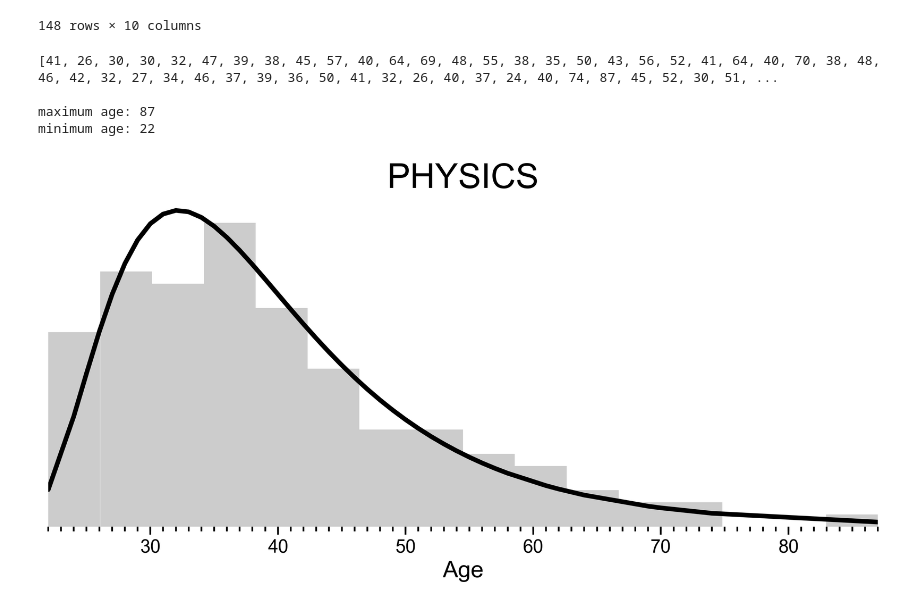
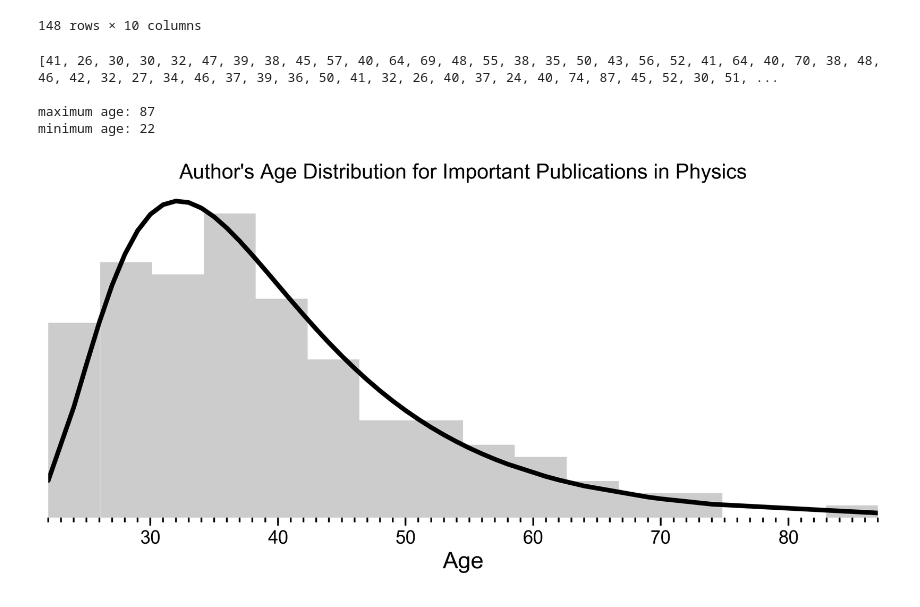
Before and after one commit to QuentinWach/animating-science, a Jupyter notebook: YoungMan/A Young Man's Game?.ipynb, the cells around one changed output. Drawn from its saved outputs; the diff is of its cells as text; code cells hidden in the pictures.

Commit message:
+ graphics

```diff
--- a/YoungMan/A Young Man's Game?.ipynb
+++ b/YoungMan/A Young Man's Game?.ipynb
@@ -42,32 +42,32 @@ plt.style.use("grayscale")
 fig = plt.figure(figsize=(10,4), dpi=300)
 fig.patch.set_facecolor('white')
 # create axes with histogram
 ax = plt.Axes(fig=fig, rect=[0,0, 1, 1])
 
 ax.hist(pub_age_list, bins=16, range=None, density=True, alpha=0.2, histtype='bar',
                        align='mid', orientation='vertical', rwidth=None,
                        log=False, color="black", label=None, stacked=False)
 # fit with lognormal distribution
 shape,loc,scale = lognorm.fit(sorted(pub_age_list))
 pdf = lognorm.pdf(sorted(pub_age_list), shape, loc, scale)
 ax.plot(sorted(pub_age_list), pdf, lw=4)
 # set axes specifications for visual clarity
 ax.xaxis.set_major_locator(MultipleLocator(10))
 ax.xaxis.set_minor_locator(MultipleLocator(1))
 ax.tick_params(which='both', width=1.5)
 ax.tick_params(which='minor', length=4, color="black")
 ax.tick_params(which='major', length=7, color="black", labelsize=16)
 ax.set_yticks([])
 ax.set_xlim([22, 87])
 ax.set_xlabel("Age", size=20)
-ax.set_title("PHYSICS", size=30)
+ax.set_title("Author's Age Distribution for Important Publications in Physics", size=18)
 # add axes to figure
 fig.add_axes(ax)
 # plot the whole thing
 plt.savefig("physics_age_distribution", bbox_inches="tight", facecolor="white")
 # %% [output]
 [41, 26, 30, 30, 32, 47, 39, 38, 45, 57, 40, 64, 69, 48, 55, 38, 35, 50, 43, 56, 52, 41, 64, 40, 70, 38, 48, 46, 42, 32, 27, 34, 46, 37, 39, 36, 50, 41, 32, 26, 40, 37, 24, 40, 74, 87, 45, 52, 30, 51, ...
 
 maximum age: 87
 minimum age: 22
-[figure, old version]
+[figure, new version]
```
Also changed, not shown: parts of 5 cells of this notebook, 4 other files.
